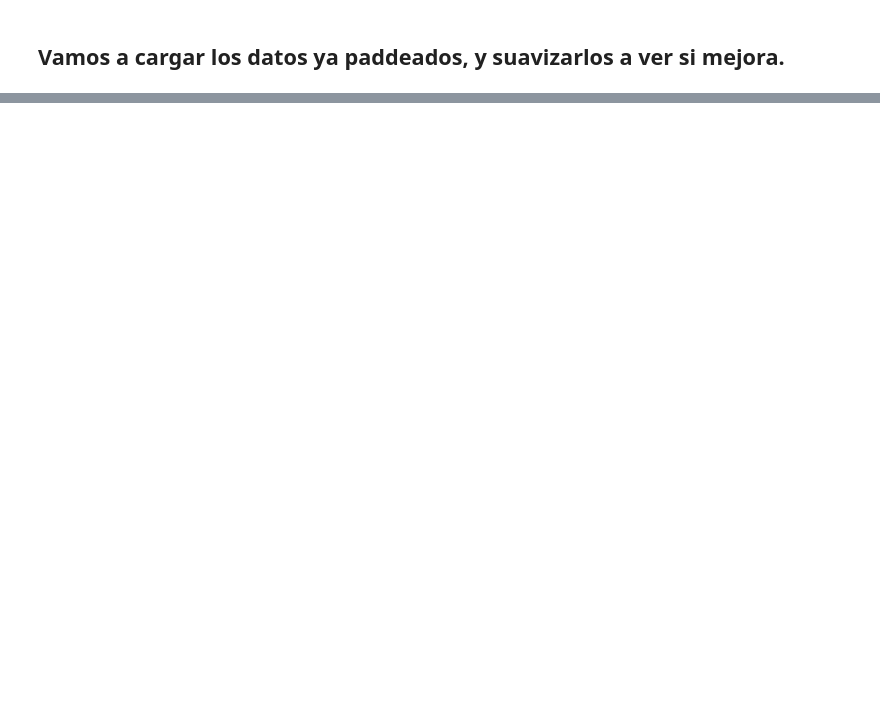
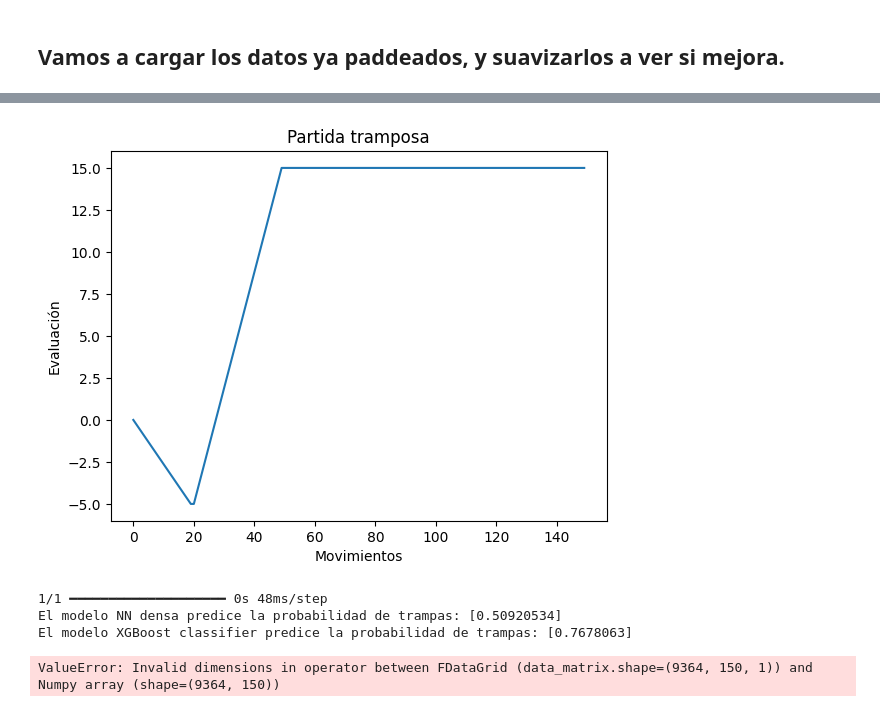
Before and after one commit to papipopapu/chess_fda, a Jupyter notebook: Clasificación.ipynb, the cells around one changed output, grey strips where cells are left out. Cells and saved outputs as stored; diff of their text form; code cells hidden in the pictures; blank space fills up the shorter version.

```diff
--- a/Clasificación.ipynb
+++ b/Clasificación.ipynb
@@ -2294,0 +670,30 @@ To do:
+# %%
+# Vamos a diseñar una partida "claramente" tramposa
+first_20 = np.linspace(0, -5, 20)
+next_30 = np.linspace(-5, 15, 30)
+last_100 = np.linspace(15, 15, 100)
+evals = np.concatenate([first_20, next_30, last_100])
+plt.plot(evals)
+plt.title("Partida tramposa")
+plt.xlabel("Movimientos")
+plt.ylabel("Evaluación")
+plt.show()
+# %% [output]
+[figure, added]
+# %%
+# ideamos una partida imaginaria con cheating
+
+for model in models:
+    try:
+        prob = model.model.predict_proba(evals[:, np.newaxis].T)
+    except:
+        prob = model.model.predict(evals[:, np.newaxis].T)
+    try:
+        print(f"El modelo {model.name} predice la probabilidad de trampas: {prob[:, 1]}")
+    except:
+        print(f"El modelo {model.name} predice la probabilidad de trampas: {prob[0]}")
+# %% [output]
+1/1 ━━━━━━━━━━━━━━━━━━━━ 0s 48ms/step
+El modelo NN densa predice la probabilidad de trampas: [0.50920534]
+El modelo XGBoost classifier predice la probabilidad de trampas: [0.7678063]
+ValueError: Invalid dimensions in operator between FDataGrid (data_matrix.shape=(9364, 150, 1)) and Numpy array (shape=(9364, 150))
```
Also changed, not shown: parts of 70 cells of this notebook.
